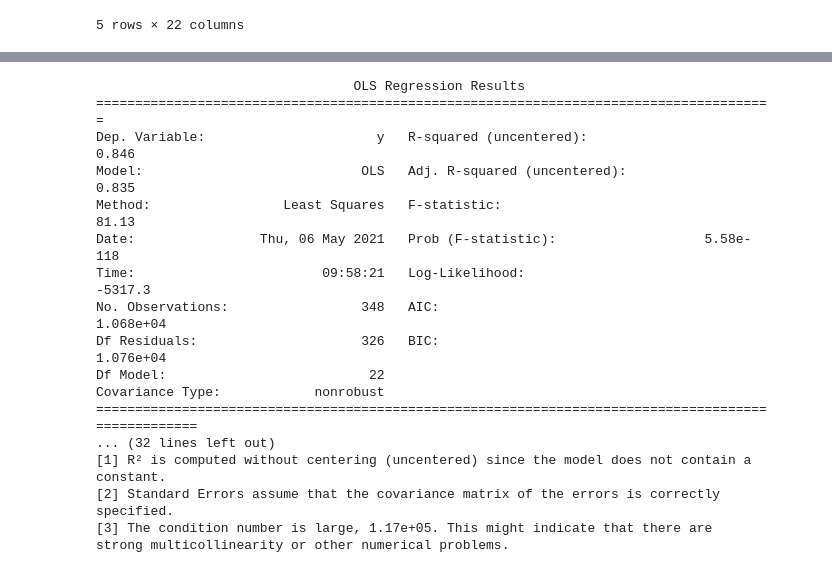
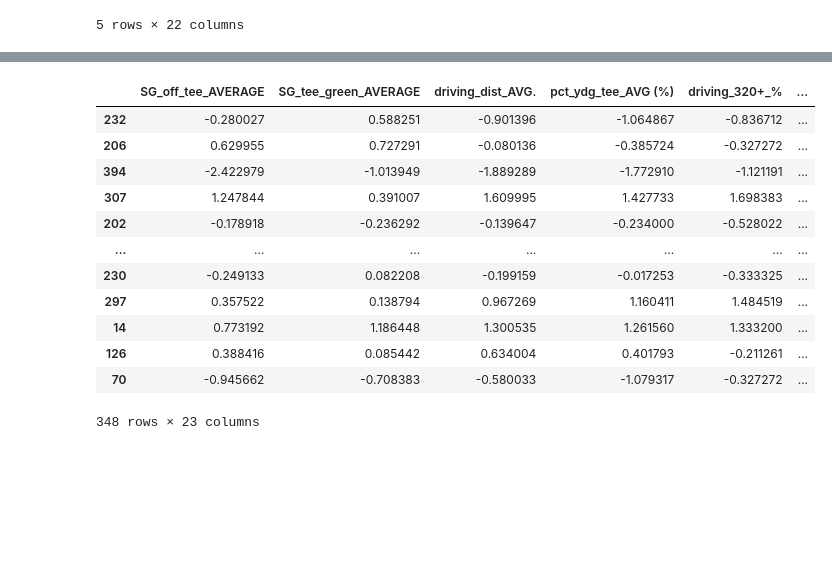
Before and after one commit to joelapsansky/red-team, a Jupyter notebook: supervised_learning.ipynb, the cells around one changed output, grey strips where cells are left out. Cells and saved outputs as stored; diff of their text form; code cells hidden in the pictures; blank space fills up the shorter version.

```diff
--- a/supervised_learning.ipynb
+++ b/supervised_learning.ipynb
@@ -40,7 +77,6 @@ pga_df
 # %%
 # Define the features set as everything but money
-X = pga_df.copy()
-X = X.drop("money_MONEY", axis=1)
+X = pga_df.drop("Winnings", axis=1)
 X.head()
 # %% [output]
 |  | SG_off_tee_AVERAGE | SG_tee_green_AVERAGE | driving_dist_AVG. | pct_ydg_tee_AVG (%) | driving_320+_% | ... |
@@ -83,24 +125,0 @@ Coefficients:
-# %%
-model = sm.OLS(y_train, X_train).fit()
-predictions = model.predict(X)
-
-print_model = model.summary()
-print(print_model)
-# %% [output]
-                                 OLS Regression Results
-=======================================================================================
-Dep. Variable:                      y   R-squared (uncentered):                   0.846
-Model:                            OLS   Adj. R-squared (uncentered):              0.835
-Method:                 Least Squares   F-statistic:                              81.13
-Date:                Thu, 06 May 2021   Prob (F-statistic):                   5.58e-118
-Time:                        09:58:21   Log-Likelihood:                         -5317.3
-No. Observations:                 348   AIC:                                  1.068e+04
-Df Residuals:                     326   BIC:                                  1.076e+04
-Df Model:                          22
-Covariance Type:            nonrobust
-===================================================================================================
-... (32 lines left out)
-[1] R² is computed without centering (uncentered) since the model does not contain a constant.
-[2] Standard Errors assume that the covariance matrix of the errors is correctly specified.
-[3] The condition number is large, 1.17e+05. This might indicate that there are
-strong multicollinearity or other numerical problems.
@@ -106,0 +136,18 @@ strong multicollinearity or other numerical problems.
+# %%
+# Make scaled df
+df_scaled = df_scaled_X.join(df_scaled_y)
+df_scaled
+# %% [output]
+|  | SG_off_tee_AVERAGE | SG_tee_green_AVERAGE | driving_dist_AVG. | pct_ydg_tee_AVG (%) | driving_320+_% | ... |
+| 232 | -0.280027 | 0.588251 | -0.901396 | -1.064867 | -0.836712 | ... |
+| 206 | 0.629955 | 0.727291 | -0.080136 | -0.385724 | -0.327272 | ... |
+| 394 | -2.422979 | -1.013949 | -1.889289 | -1.772910 | -1.121191 | ... |
+| 307 | 1.247844 | 0.391007 | 1.609995 | 1.427733 | 1.698383 | ... |
+| 202 | -0.178918 | -0.236292 | -0.139647 | -0.234000 | -0.528022 | ... |
+| ... | ... | ... | ... | ... | ... | ... |
+| 230 | -0.249133 | 0.082208 | -0.199159 | -0.017253 | -0.333325 | ... |
+| 297 | 0.357522 | 0.138794 | 0.967269 | 1.160411 | 1.484519 | ... |
+| 14 | 0.773192 | 1.186448 | 1.300535 | 1.261560 | 1.333200 | ... |
+| 126 | 0.388416 | 0.085442 | 0.634004 | 0.401793 | -0.211261 | ... |
+| 70 | -0.945662 | -0.708383 | -0.580033 | -1.079317 | -0.327272 | ... |
+348 rows × 23 columns
```
Also changed, not shown: parts of 12 cells of this notebook, 1 other file.
